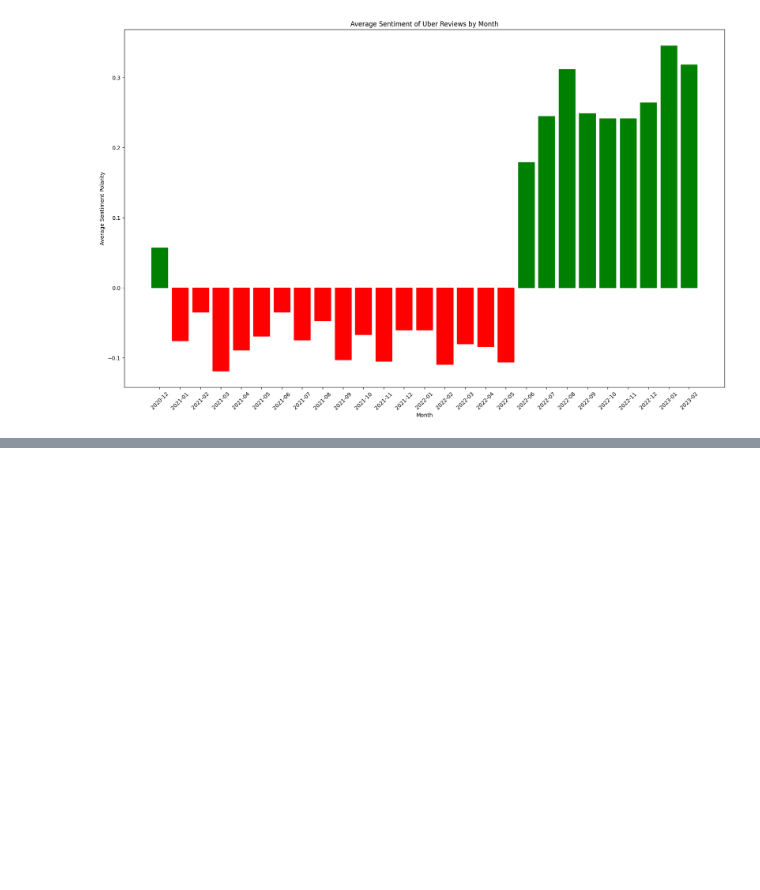
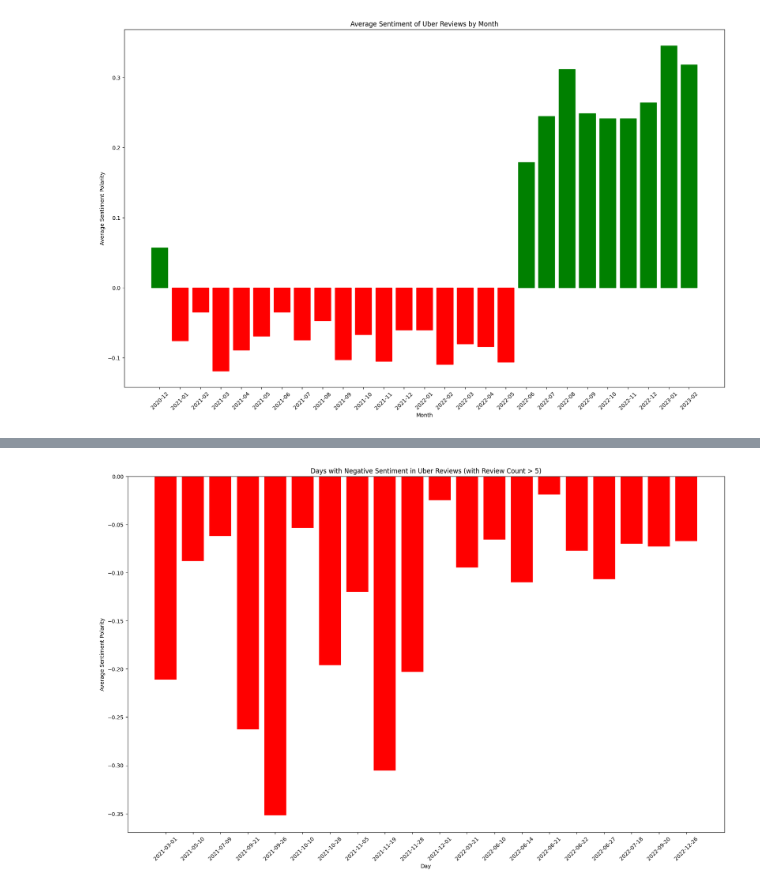
Before and after one commit to evkes/CPSC-4300-Gig-Economy, a Jupyter notebook: evansCodeForCheckpoint3.ipynb, the cells around one changed output, grey strips where cells are left out. Drawn from its saved outputs; the diff is of its cells as text; code cells hidden in the pictures; blank space fills up the shorter version.

```diff
--- a/evansCodeForCheckpoint3.ipynb
+++ b/evansCodeForCheckpoint3.ipynb
@@ -160,0 +271,48 @@ plt.show()
+# %%
+import string
+import matplotlib.pyplot as plt
+from textblob import TextBlob
+from nltk.corpus import stopwords
+import pandas as pd
+import nltk
+
+nltk.download('stopwords')
+stop_words = set(stopwords.words('english'))
+translator = str.maketrans('', '', string.punctuation)
+
+uber['Date of Experience'] = pd.to_datetime(uber['Date of Experience'])
+
+daily_sentiment = {}
+for index, row in uber.iterrows():
+    review = row['Review Body']
+    date = row['Date of Experience']
+    review = review.translate(translator)
+    blob = TextBlob(review)
+    polarity = blob.sentiment.polarity
+    day = date.strftime('%Y-%m-%d')
+    if day not in daily_sentiment:
+        daily_sentiment[day] = {'polarity_sum': polarity, 'count': 1}
+    else:
+        daily_sentiment[day]['polarity_sum'] += polarity
+        daily_sentiment[day]['count'] += 1
+
+average_sentiment = {}
+for day, values in daily_sentiment.items():
+    average_sentiment[day] = values['polarity_sum'] / values['count']
+
+# Sort the days in sequential order and filter out days with count <= 5
+sorted_days = [d for d in sorted(average_sentiment.keys(), key=lambda x: pd.to_datetime(x)) if daily_sentiment[d]['count'] > 5]
+
+# Find the days with negative sentiment
+negative_days = [d for d in sorted_days if average_sentiment[d] < 0]
+
+# Plot the average sentiment polarity per day, highlighting only the negative bars
+plt.figure(figsize=(20, 12))
+for d in negative_days:
+    plt.bar(d, average_sentiment[d], color='red')
+plt.title("Days with Negative Sentiment in Uber Reviews (with Review Count > 5)")
+plt.xlabel("Day")
+plt.ylabel("Average Sentiment Polarity")
+plt.xticks(rotation=45)
+plt.show()
+# %% [output]
@@ -160,0 +322 @@ plt.show()
+[figure, added]
```
Also changed, not shown: parts of 6 cells of this notebook.
